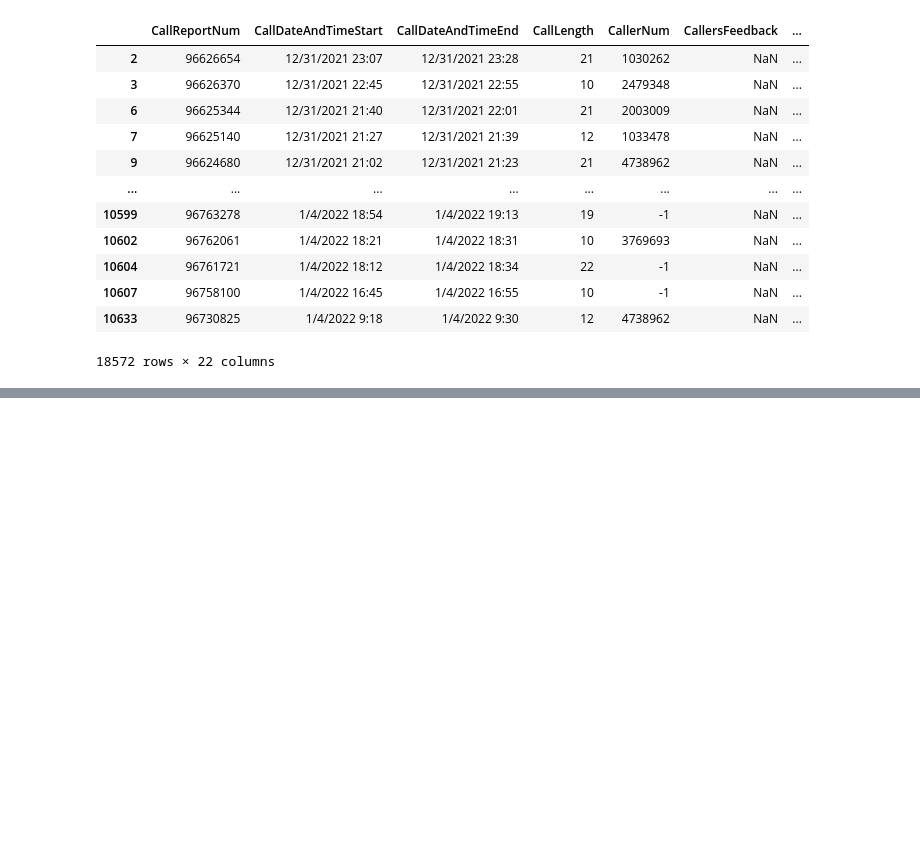
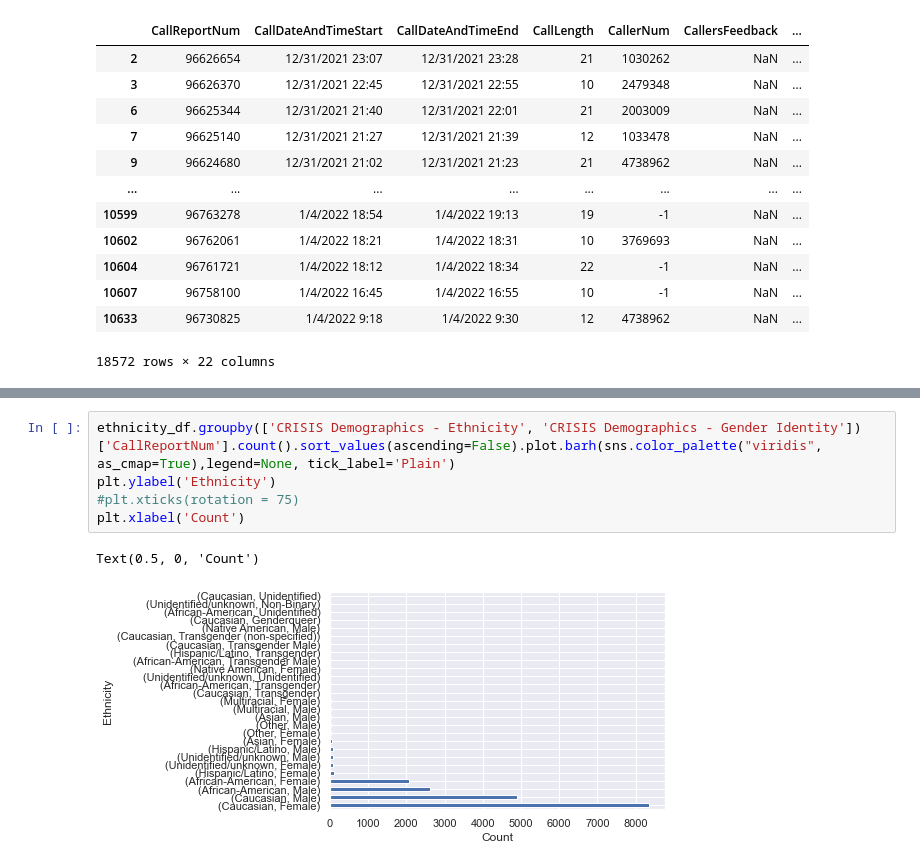
Before and after one commit to NSS-Data-Analytics-Cohort-6/fcs-crisis-holi-data-in-the-sun, a Jupyter notebook: notebook/crisis exploration 2.ipynb, the cells around one changed output, grey strips where cells are left out. Saved outputs shown, nothing was run; the diff lists cells and outputs as text; blank space fills up the shorter version.

```diff
--- a/notebook/crisis exploration 2.ipynb
+++ b/notebook/crisis exploration 2.ipynb
@@ -134,0 +136,8 @@ Name: CallReportNum, dtype: int64
+# %%
+ethnicity_df.groupby(['CRISIS Demographics - Ethnicity', 'CRISIS Demographics - Gender Identity'])['CallReportNum'].count().sort_values(ascending=False).plot.barh(sns.color_palette("viridis", as_cmap=True),legend=None, tick_label='Plain')
+plt.ylabel('Ethnicity')
+#plt.xticks(rotation = 75)
+plt.xlabel('Count')
+# %% [output]
+Text(0.5, 0, 'Count')
+[figure, added]
```
Also changed, not shown: parts of 35 cells of this notebook, 1 other file.
